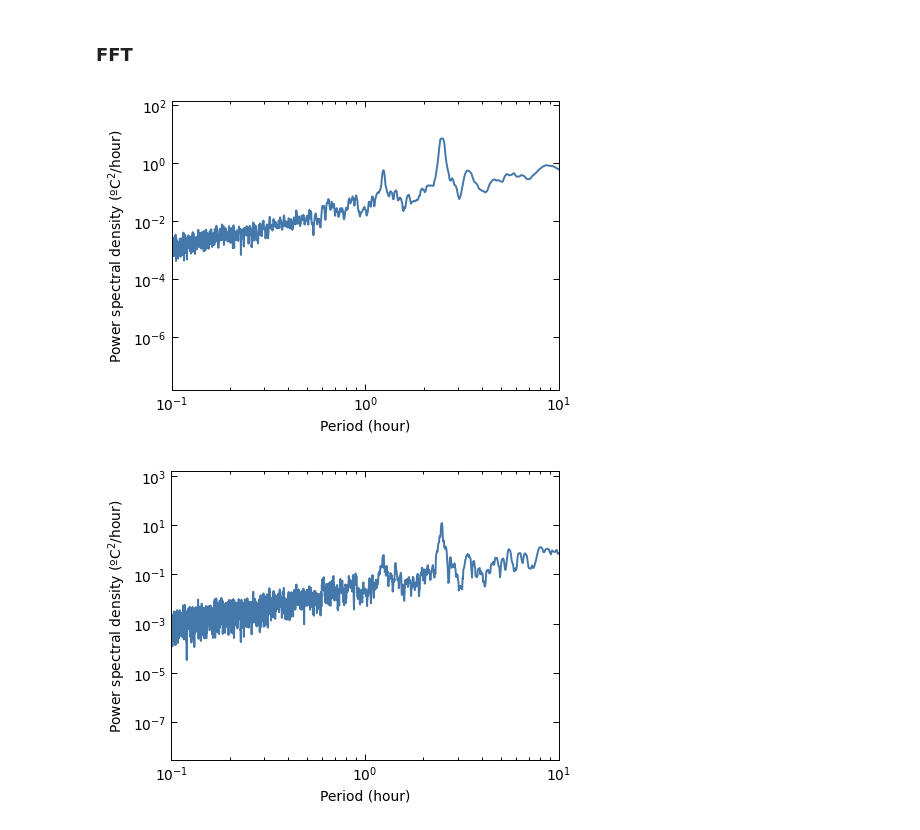
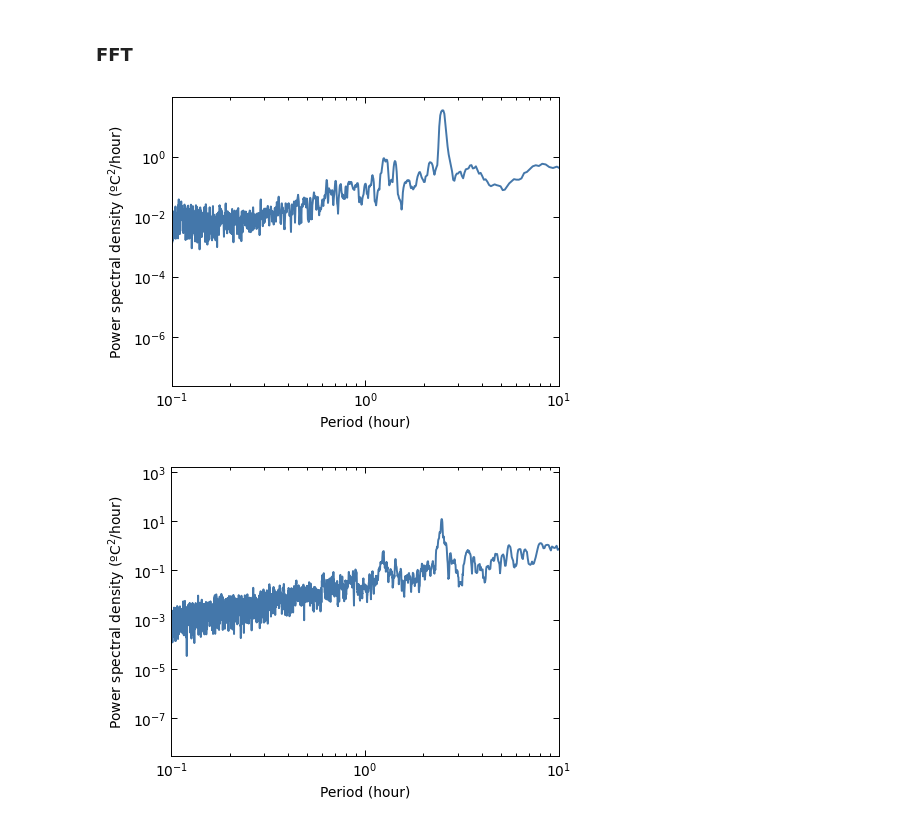
Before and after one commit to manufrn/TFG, a Jupyter notebook: notebooks/exploration_time_series.ipynb, the cells around one changed output. Drawn from its saved outputs; the diff is of its cells as text; code cells hidden in the pictures.

```diff
--- a/notebooks/exploration_time_series.ipynb
+++ b/notebooks/exploration_time_series.ipynb
@@ -140,12 +156,12 @@ def plot_spectrum(freqs, pxx, units, lims=None):
 # %%
 dt = 5/60/60
 window_time = 1024
 n_smooth = 5
 units = 'hour'
-freqs, psd = windowed_spectrum(temp[10], dt, window_time, n_smooth)
+freqs, psd = windowed_spectrum(temp[8], dt, window_time, n_smooth)
 plot_spectrum(freqs, psd, 'hour', lims=(10**-1, 10))
 # %% [output]
-[figure, old version]
+[figure, new version]
 # %%
 freqs, power, psd = spectrum(temp[10], dt, n_smooth)
 plot_spectrum(freqs, psd, 'hour', lims=(10**-1, 10))
```
Also changed, not shown: parts of 7 cells of this notebook, 2 other files.
